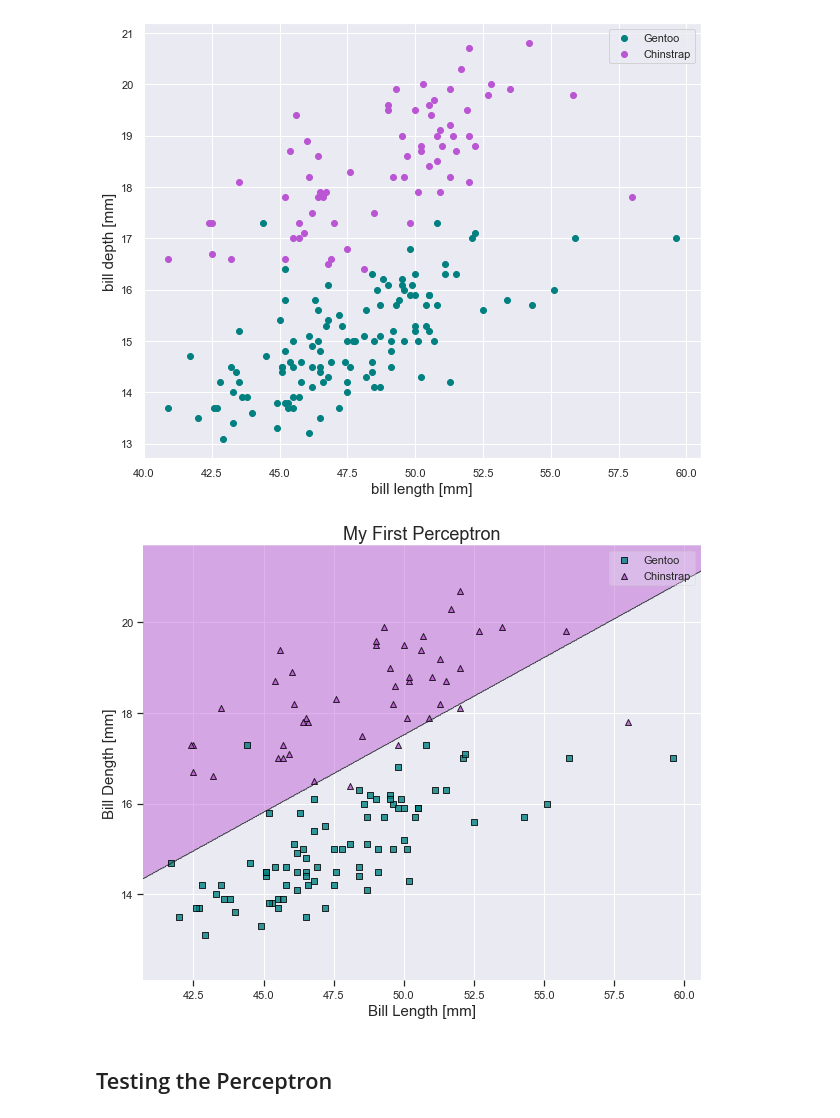
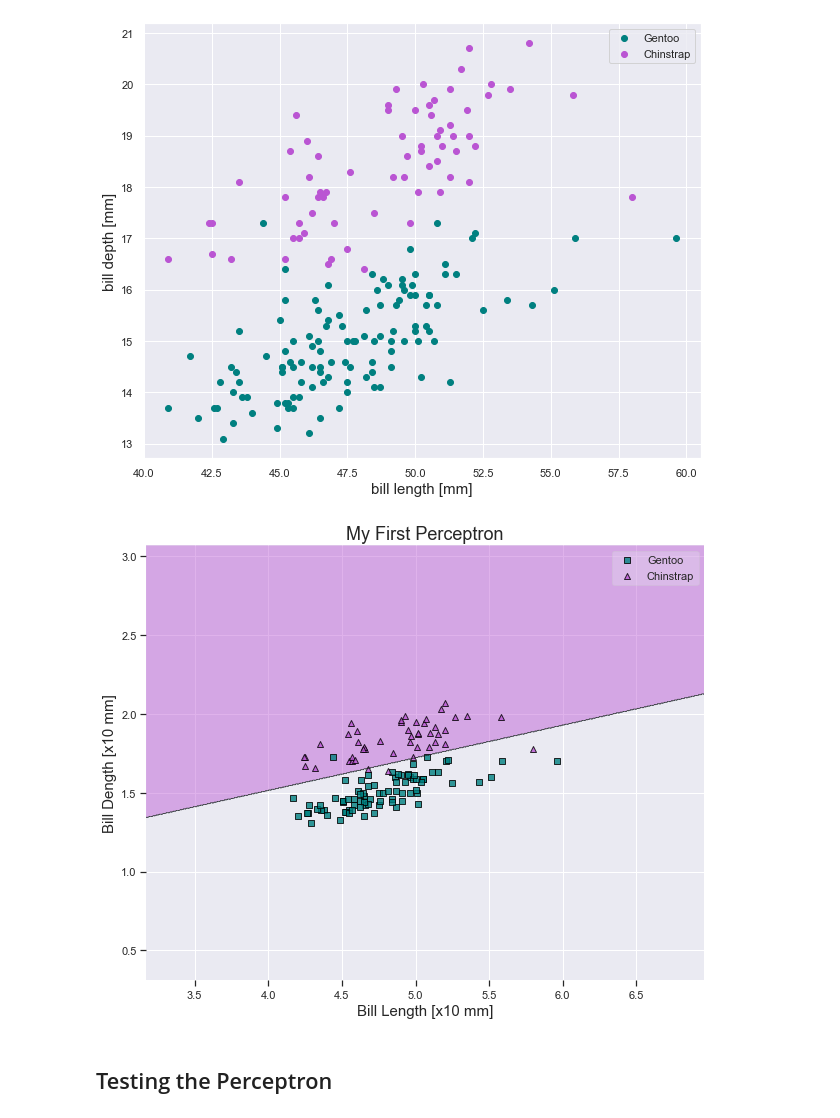
Before and after one commit to ja7174/INDE577, a Jupyter notebook: Lecture 3 - Perceptron/LEC 3 - Perceptron.ipynb, the cells around one changed output. Saved outputs shown, nothing was run; the diff lists cells and outputs as text; code cells hidden in the pictures.

```diff
--- a/Lecture 3 - Perceptron/LEC 3 - Perceptron.ipynb
+++ b/Lecture 3 - Perceptron/LEC 3 - Perceptron.ipynb
@@ -96,7 +100,7 @@ island_df
 # %% [markdown]
 ## Cleaning the Data
 # %%
-#df = df.drop('Unnamed: 0', 1)
+df = df.drop('Unnamed: 0', 1)
 df = df.dropna()
 df
 # %% [output]
@@ -308,31 +332,39 @@ plt.show()
 # %%
 options = ['Gentoo','Chinstrap']
 df_AC = df[df['species'].isin(options)]
 
+# Store the target features in numerical form in y
 y = df_AC.species.values
 y = np.where(y=='Gentoo',-1,1)
 
+# Store the desired feature measurements in the matrix X
 X = df_AC[[ "bill_length_mm","bill_depth_mm"]].values
 
+# Scaling the data
+X = X/10
+
+# Generating train-test data
 X_train, X_test, y_train, y_test = train_test_split (X, y, test_size= 0.3, random_state =42)
 
+# Instantiating a new instance of the perceptron class
 percep.train(X_train, y_train)
 y_hat_train = percep.predict(X_train)
 
+# Visualizing the perceptron classifier
 plt.figure(figsize = (10, 8))
 ax = plot_decision_regions(X_train, y_train, clf = percep,colors='teal,mediumorchid')
 plt.title("My First Perceptron", fontsize = 18)
-plt.xlabel("Bill Length [mm]", fontsize = 15)
-plt.ylabel("Bill Dength [mm]", fontsize = 15)
+plt.xlabel("Bill Length [x10 mm]", fontsize = 15)
+plt.ylabel("Bill Dength [x10 mm]", fontsize = 15)
 
 handles, labels = ax.get_legend_handles_labels()
 ax.legend(handles,
           ['Gentoo', 'Chinstrap'],
            framealpha=0.3, scatterpoints=1)
 
 plt.show()
 # %% [output]
-[figure, old version]
+[figure, new version]
 # %% [markdown]
 ## Testing the Perceptron
 # %%
```
Also changed, not shown: parts of 23 cells of this notebook.
